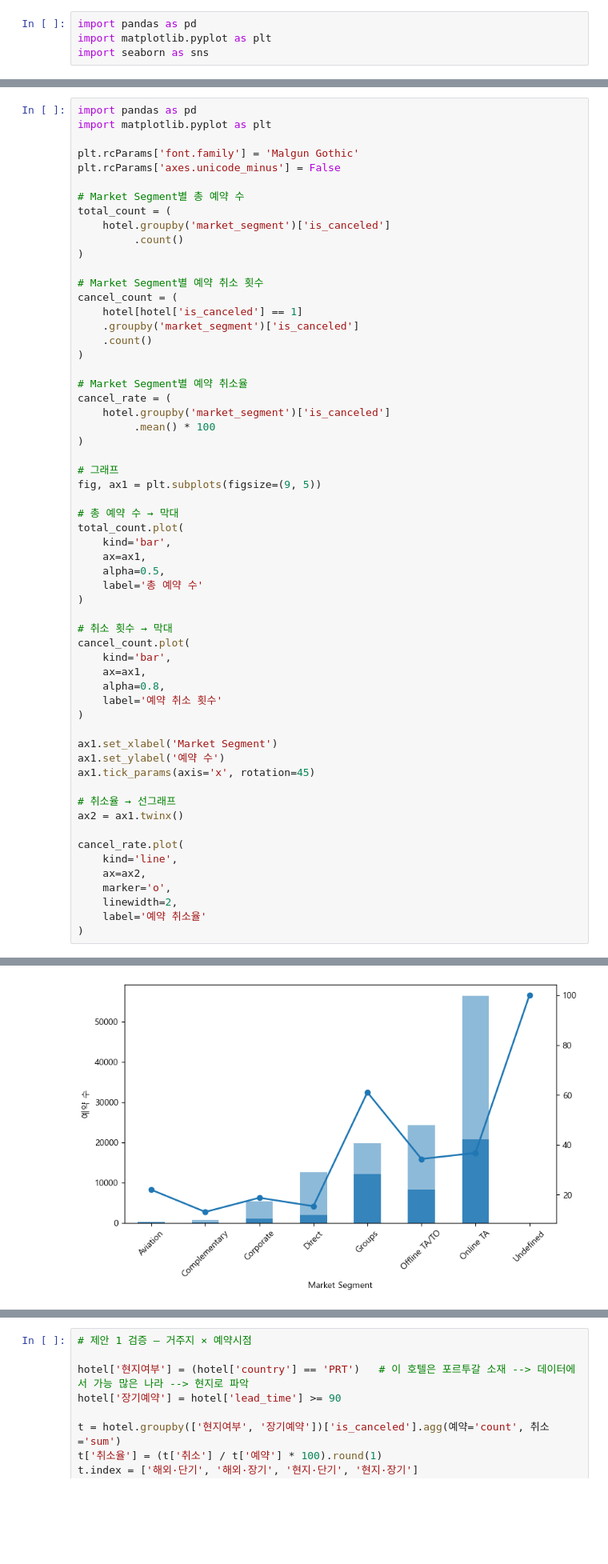
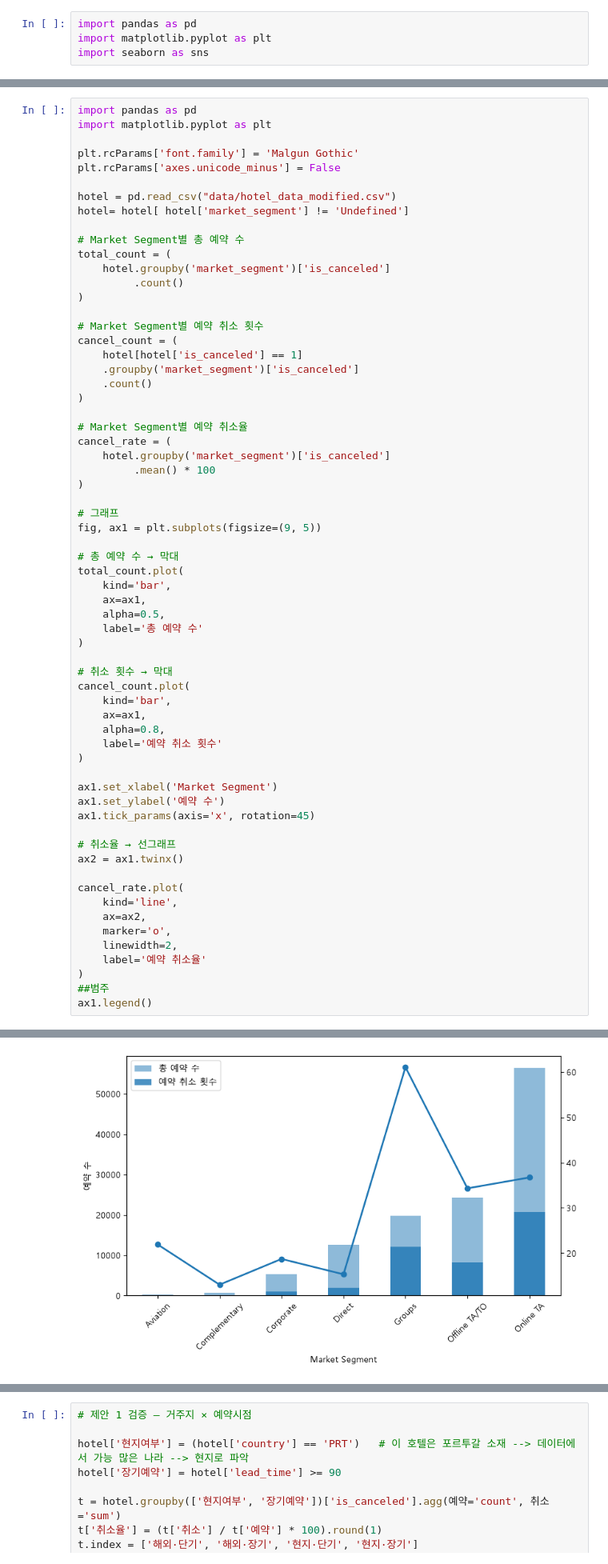
Before and after one commit to doosung-bang/AI_Sprint, a Jupyter notebook: 스프린트미션/미션2_4팀_방두성.ipynb, the cells around one changed output, grey strips where cells are left out. Shown at 80% size. Saved outputs shown, nothing was run; the diff lists cells and outputs as text; blank space fills up the shorter version.

```diff
--- a/스프린트미션/미션2_4팀_방두성.ipynb
+++ b/스프린트미션/미션2_4팀_방두성.ipynb
@@ -532,6 +515,9 @@ import matplotlib.pyplot as plt
 
 plt.rcParams['font.family'] = 'Malgun Gothic'
 plt.rcParams['axes.unicode_minus'] = False
+
+hotel = pd.read_csv("data/hotel_data_modified.csv")
+hotel= hotel[ hotel['market_segment'] != 'Undefined']
 
 # Market Segment별 총 예약 수
 total_count = (
@@ -585,4 +571,6 @@ cancel_rate.plot(
     linewidth=2,
     label='예약 취소율'
 )
+##범주
+ax1.legend()
 # %% [output]
@@ -590 +578 @@ cancel_rate.plot(
-[figure, old version]
+[figure, new version]
```
Also changed, not shown: parts of 42 cells of this notebook, 14 other files.
